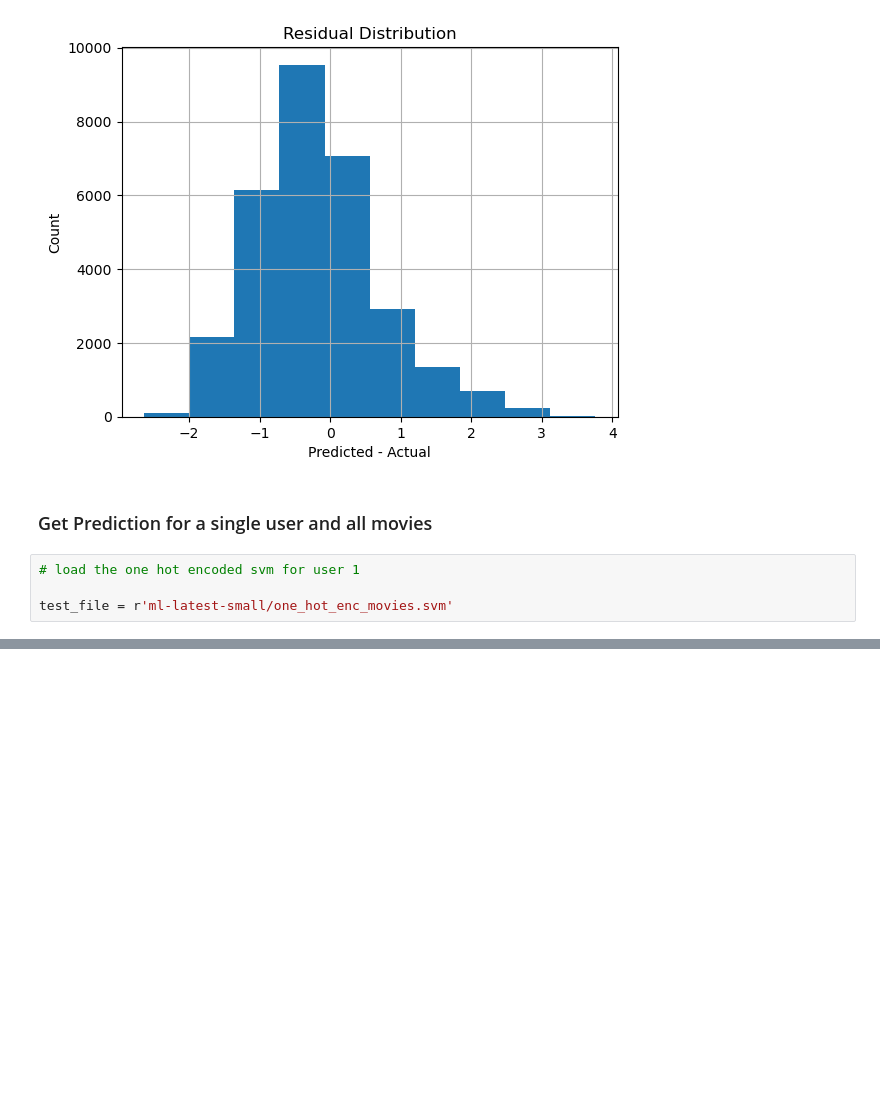
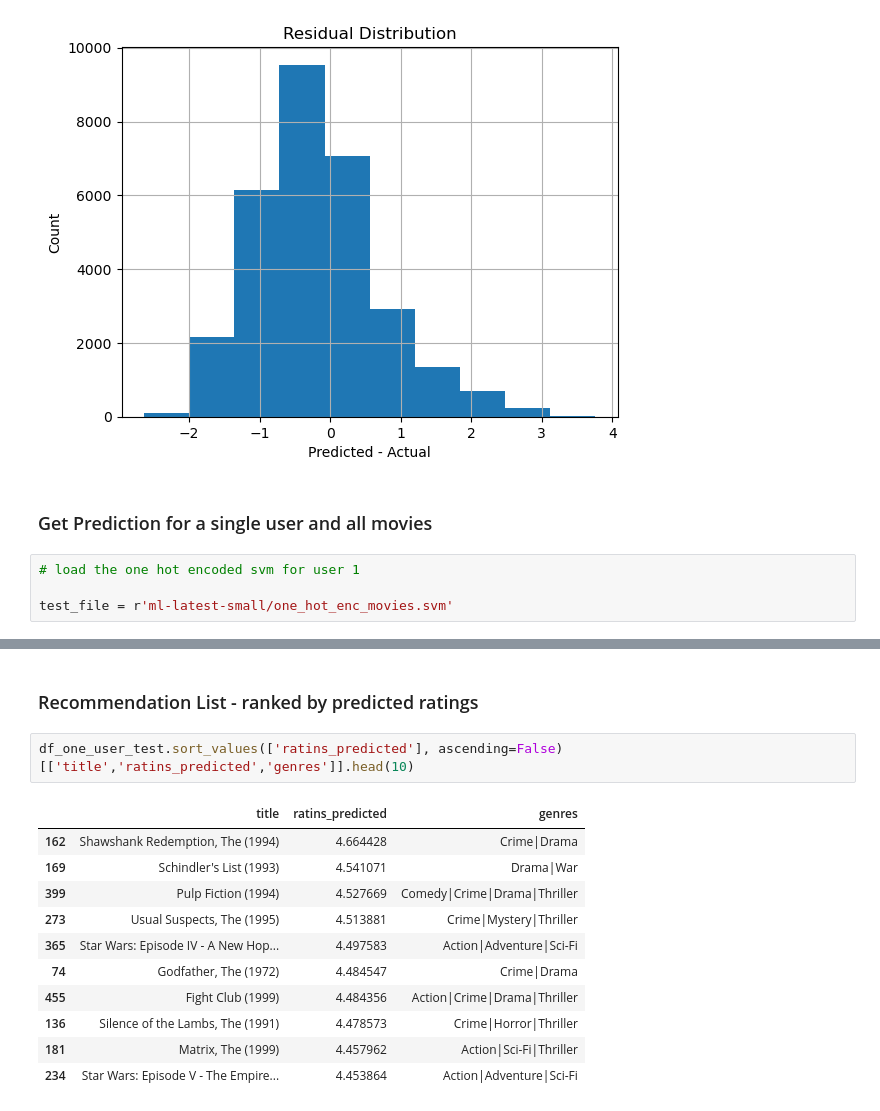
Before and after one commit to saravanankrishnarajan/SageMaker, a Jupyter notebook: fm/fm_cloud_prediction_template.ipynb, the cells around one changed output, grey strips where cells are left out. Saved outputs shown, nothing was run; the diff lists cells and outputs as text; blank space fills up the shorter version.

```diff
--- a/fm/fm_cloud_prediction_template.ipynb
+++ b/fm/fm_cloud_prediction_template.ipynb
@@ -181,0 +248,16 @@ df_one_user_test =
+# %% [markdown]
+### Recommendation List - ranked by predicted ratings
+# %%
+df_one_user_test.sort_values(['ratins_predicted'], ascending=False)[['title','ratins_predicted','genres']].head(10)
+# %% [output]
+|  | title | ratins_predicted | genres |
+| 162 | Shawshank Redemption, The (1994) | 4.664428 | Crime|Drama |
+| 169 | Schindler's List (1993) | 4.541071 | Drama|War |
+| 399 | Pulp Fiction (1994) | 4.527669 | Comedy|Crime|Drama|Thriller |
+| 273 | Usual Suspects, The (1995) | 4.513881 | Crime|Mystery|Thriller |
+| 365 | Star Wars: Episode IV - A New Hop... | 4.497583 | Action|Adventure|Sci-Fi |
+| 74 | Godfather, The (1972) | 4.484547 | Crime|Drama |
+| 455 | Fight Club (1999) | 4.484356 | Action|Crime|Drama|Thriller |
+| 136 | Silence of the Lambs, The (1991) | 4.478573 | Crime|Horror|Thriller |
+| 181 | Matrix, The (1999) | 4.457962 | Action|Sci-Fi|Thriller |
+| 234 | Star Wars: Episode V - The Empire... | 4.453864 | Action|Adventure|Sci-Fi |
```
Also changed, not shown: parts of 25 cells of this notebook.
